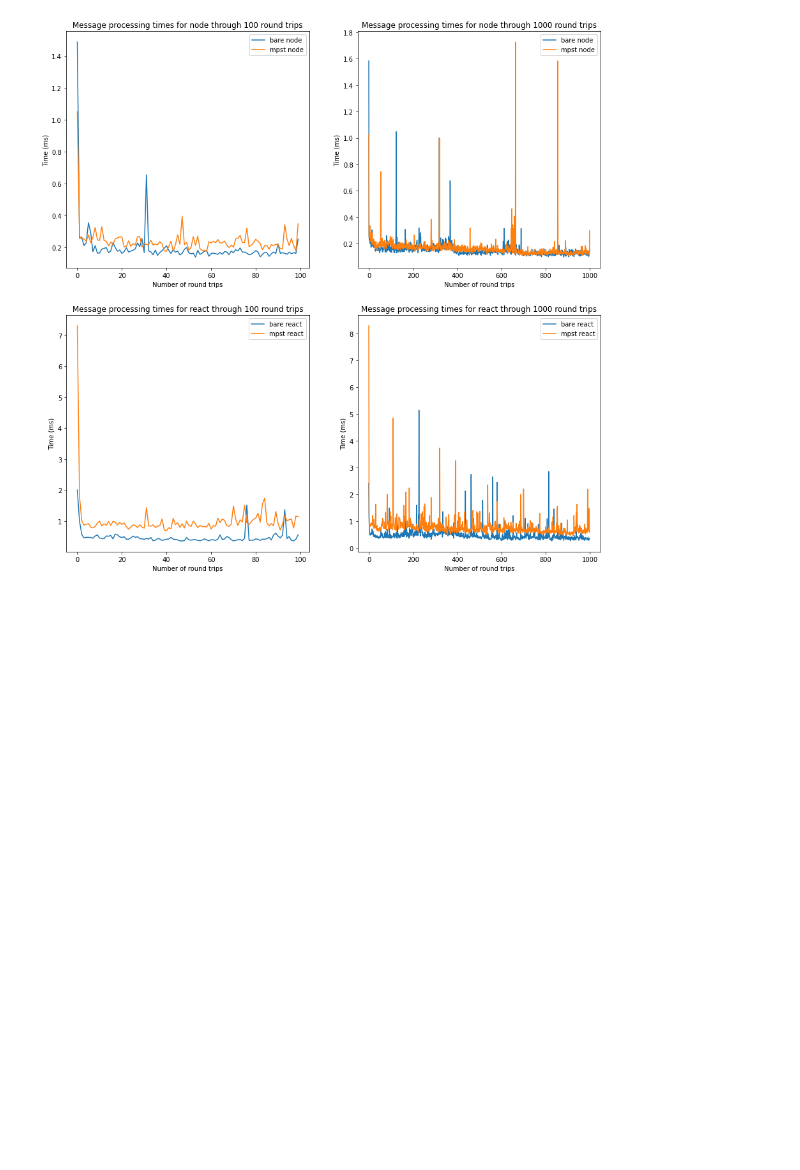
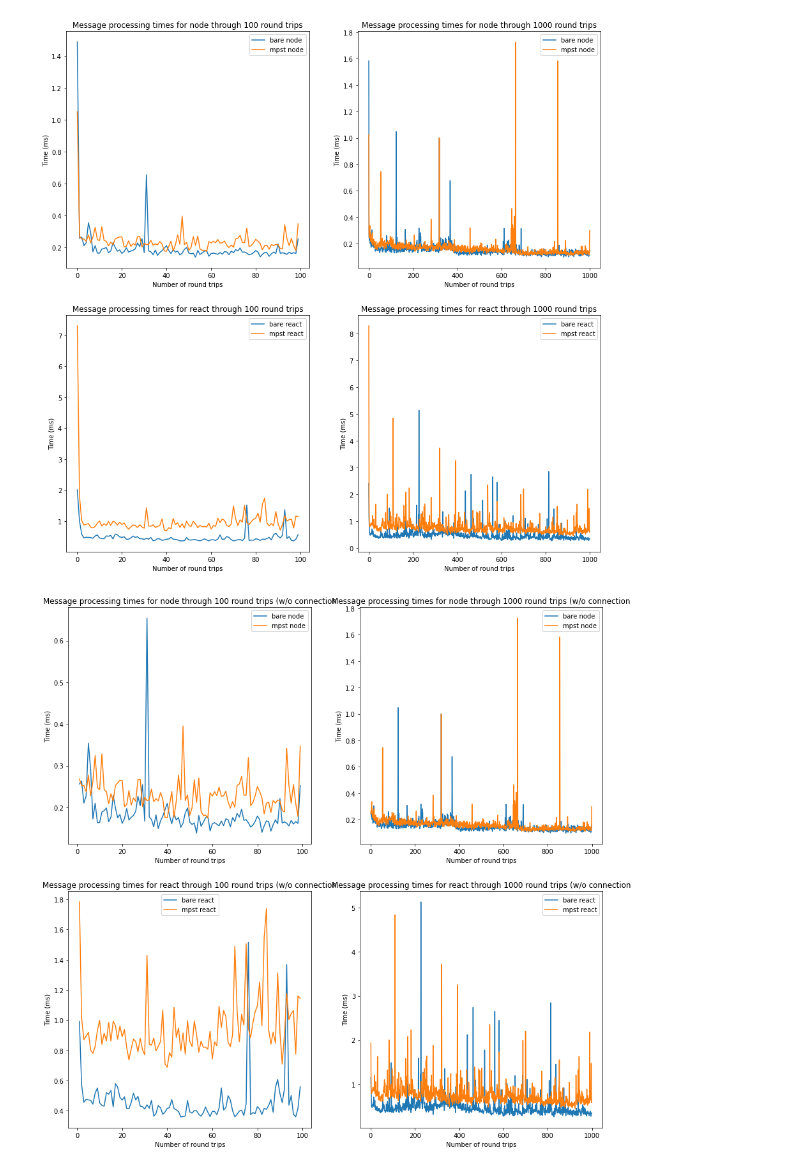
Before and after one commit to ansonmiu0214/SessionTS-Benchmarks, a Jupyter notebook: SessionTS_Benchmarks.ipynb, the cells around one changed output. Saved outputs shown, nothing was run; the diff lists cells and outputs as text; code cells hidden in the pictures; blank space fills up the shorter version.

```diff
--- a/SessionTS_Benchmarks.ipynb
+++ b/SessionTS_Benchmarks.ipynb
@@ -224,22 +249,33 @@ Session runtime in React incurs most of the overhead.
 # %%
 def compare_endpoint_log(library, fig, axs, *,
                          endpoint,
-                         num_msgs):
+                         num_msgs,
+                         ignore_connection=False):
     bare = library.get(variant='bare', num_msgs=num_msgs)
     mpst = library.get(variant='mpst', num_msgs=num_msgs)
 
     bare_times = bare.avg_timeline(endpoint)
     mpst_times = mpst.avg_timeline(endpoint)
 
-    time_axis = np.arange(num_msgs)
+    if ignore_connection:
+        bare_times = bare_times[1:]
+        mpst_times = mpst_times[1:]
+        time_axis = np.arange(1, num_msgs)
+    else:
+        time_axis = np.arange(num_msgs)
 
     axs.plot(time_axis, bare_times, label=f'bare {endpoint}')
     axs.plot(time_axis, mpst_times, label=f'mpst {endpoint}')
 
     axs.set_xlabel('Number of round trips')
     axs.set_ylabel('Time (ms)')
-    axs.set_title(f'Message processing times for {endpoint} '
-                  f'through {num_msgs} round trips')
+
+    if ignore_connection:
+        axs.set_title(f'Message processing times for {endpoint} '
+                      f'through {num_msgs} round trips (w/o connection')
+    else:
+        axs.set_title(f'Message processing times for {endpoint} '
+                      f'through {num_msgs} round trips')
     axs.legend(loc='best')
 # %%
 fig = plt.figure(figsize=(15, 15))
@@ -253,4 +289,17 @@ for i, endpoint in enumerate(ENDPOINTS):
                              num_msgs=num_msgs)
 # %% [output]
 [figure]
+# %%
+fig = plt.figure(figsize=(15, 15))
+
+for i, endpoint in enumerate(ENDPOINTS):
+    for j, num_msgs in enumerate(NUM_MSGS):
+        idx = i * len(ENDPOINTS) + j + 1
+        axs = fig.add_subplot(len(ENDPOINTS), len(NUM_MSGS), idx)
+        compare_endpoint_log(library, fig, axs,
+                             endpoint=endpoint,
+                             num_msgs=num_msgs,
+                             ignore_connection=True)
+# %% [output]
+[figure, added]
 # %%
```
Also changed, not shown: parts of 4 cells of this notebook.
